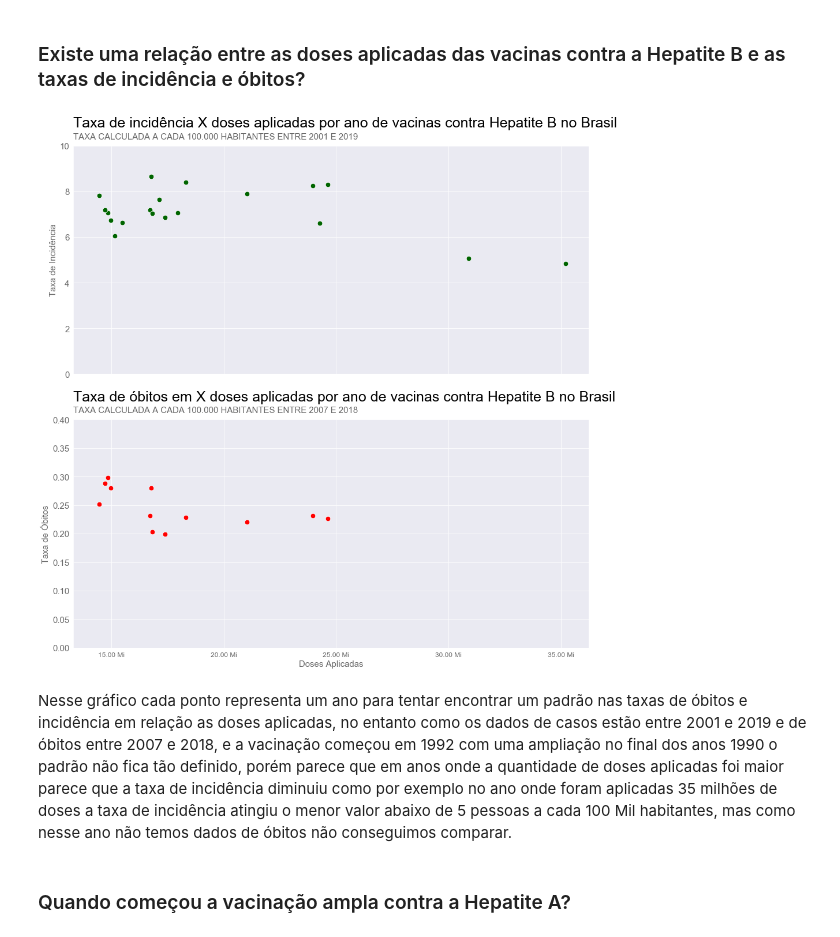
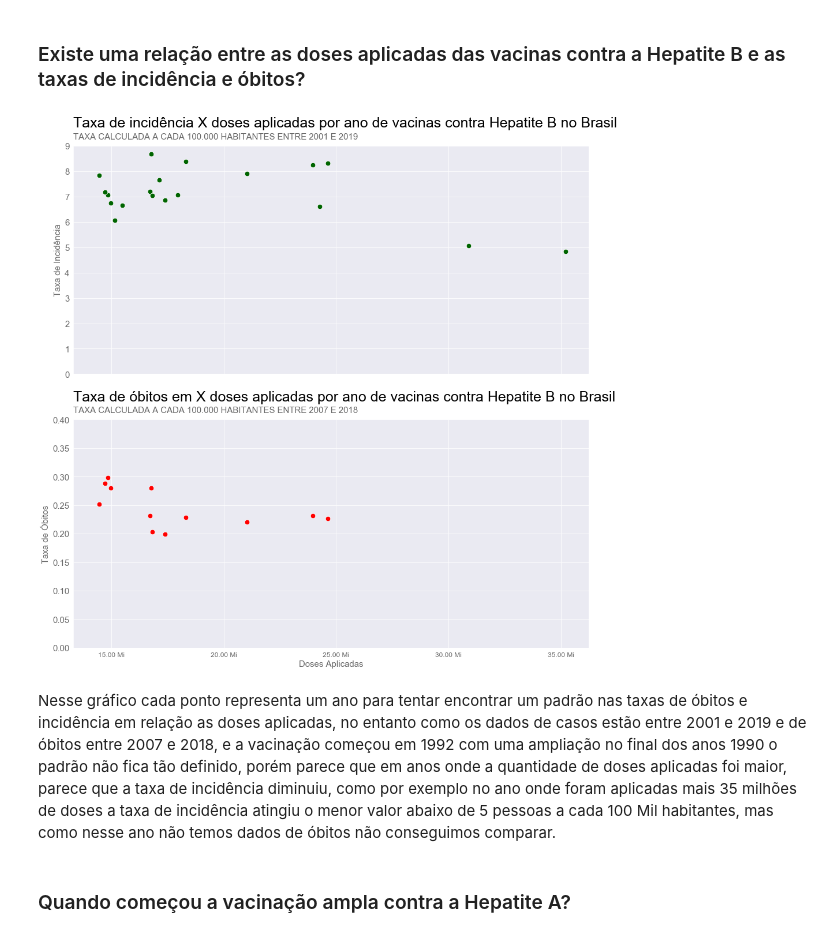
Before and after one commit to PedroHCAlmeida/projeto_um_mal_silencioso, a Jupyter notebook: notebooks/Analise_final.ipynb, the cells around one changed output. Saved outputs shown, nothing was run; the diff lists cells and outputs as text; code cells hidden in the pictures.

```diff
--- a/notebooks/Analise_final.ipynb
+++ b/notebooks/Analise_final.ipynb
@@ -312,18 +312,18 @@ Outro fator que vale salientar é que provavelmente as doses aplicadas diminuira
 # %%
 fig, ax = plt.subplots(2,1,figsize=(16,16), sharex=True)
 
 plota_grafico(dados.query('virus=="B"'), 'Doses_totais', 'taxa_incid_por100k', title='Taxa de incidência X doses aplicadas por ano de vacinas contra Hepatite B no Brasil',
               subtitle='TAXA CALCULADA A CADA 100.000 HABITANTES ENTRE 2001 E 2019',color='#006400', ylabel='Taxa de Incidência',kind='scatter',
-              s=75, show=False, ax=ax[0], formatter_x=million_formatter, ylim=[0,10])
+              s=75, show=False, ax=ax[0], formatter_x=million_formatter, ylim=[0,9])
 plota_grafico(dados.query('virus=="B"'), 'Doses_totais', 'taxa_obitos_por100k', title='Taxa de óbitos em X doses aplicadas por ano de vacinas contra Hepatite B no Brasil',
               subtitle='TAXA CALCULADA A CADA 100.000 HABITANTES ENTRE 2007 E 2018',color='red', xlabel='Doses Aplicadas', ylabel='Taxa de Óbitos',kind='scatter',
               s=75, show=False, ax=ax[1], formatter_x=million_formatter, ylim=[0,0.4])
 plt.savefig('../images/taxasXdoses_hepB')
 plt.show()
 # %% [output]
-[figure, old version]
+[figure, new version]
 # %% [markdown]
-Nesse gráfico cada ponto representa um ano para tentar encontrar um padrão nas taxas de óbitos e incidência em relação as doses aplicadas, no entanto como os dados de casos estão entre 2001 e 2019 e de óbitos entre 2007 e 2018, e a vacinação começou em 1992 com uma ampliação no final dos anos 1990 o padrão não fica tão definido, porém parece que em anos onde a quantidade de doses aplicadas foi maior parece que a taxa de incidência diminuiu como por exemplo no ano onde foram aplicadas 35 milhões de doses a taxa de incidência atingiu o menor valor abaixo de 5 pessoas a cada 100 Mil habitantes, mas como nesse ano não temos dados de óbitos não conseguimos comparar.
+Nesse gráfico cada ponto representa um ano para tentar encontrar um padrão nas taxas de óbitos e incidência em relação as doses aplicadas, no entanto como os dados de casos estão entre 2001 e 2019 e de óbitos entre 2007 e 2018, e a vacinação começou em 1992 com uma ampliação no final dos anos 1990 o padrão não fica tão definido, porém parece que em anos onde a quantidade de doses aplicadas foi maior, parece que a taxa de incidência diminuiu, como por exemplo no ano onde foram aplicadas mais 35 milhões de doses a taxa de incidência atingiu o menor valor abaixo de 5 pessoas a cada 100 Mil habitantes, mas como nesse ano não temos dados de óbitos não conseguimos comparar.
 # %% [markdown]
 ### Quando começou a vacinação ampla contra a Hepatite A?
 # %%
```
Also changed, not shown: parts of 1 cell of this notebook.
